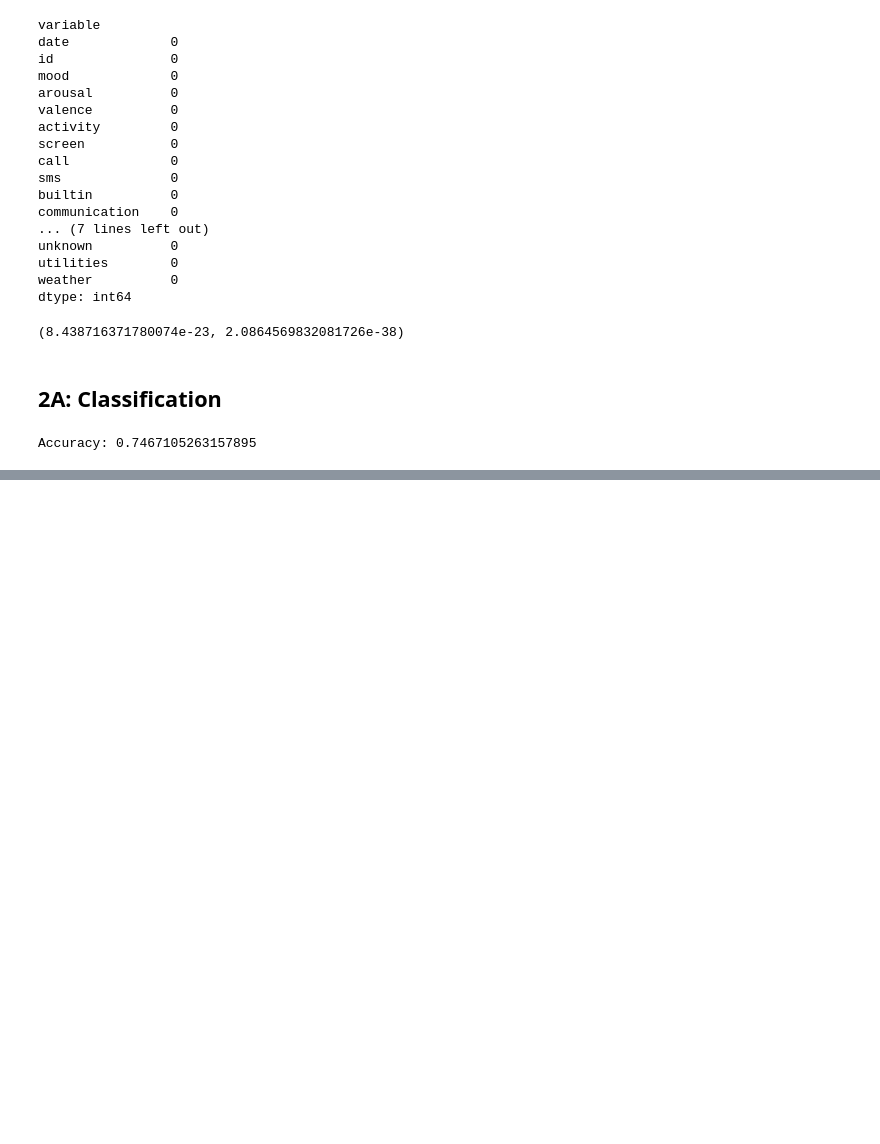
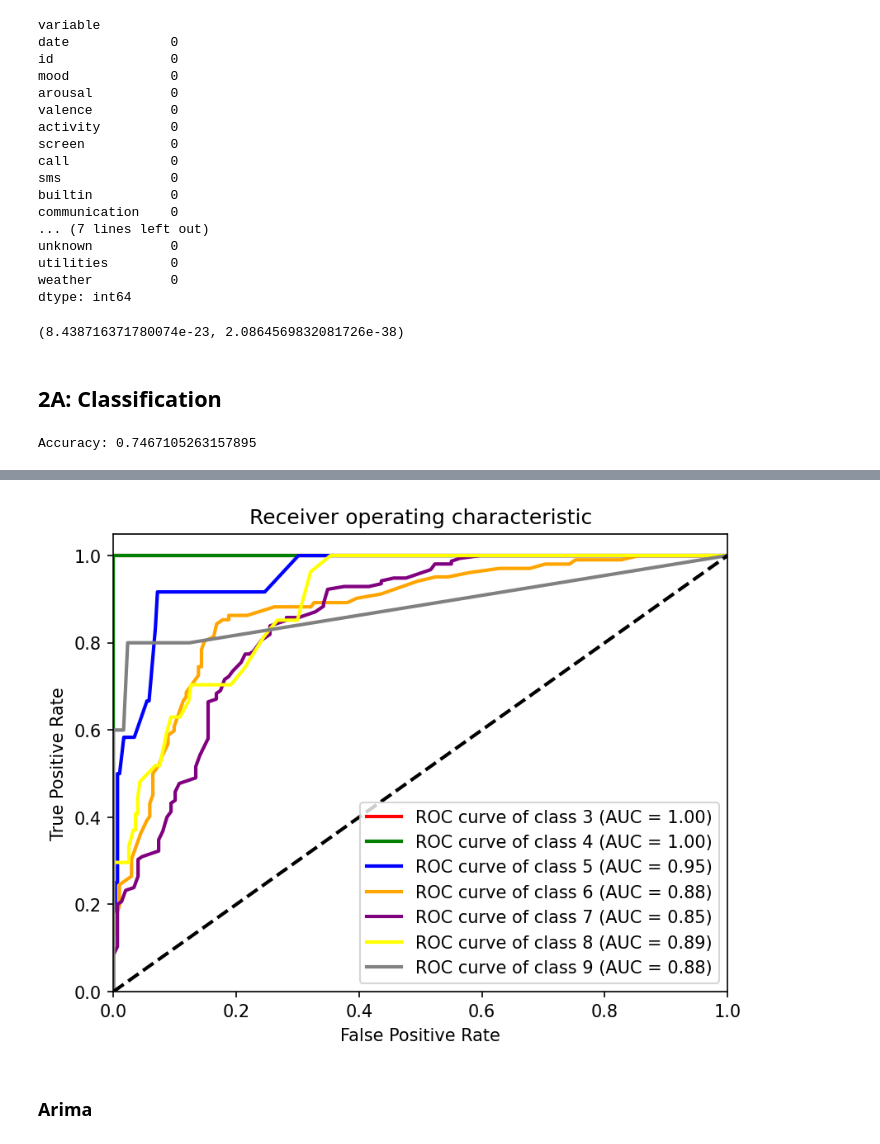
Before and after one commit to vishalkanteppa/Data-Mining, a Jupyter notebook: DM_advanced.ipynb, the cells around one changed output, grey strips where cells are left out. Cells and saved outputs as stored; diff of their text form; code cells hidden in the pictures; blank space fills up the shorter version.

```diff
--- a/DM_advanced.ipynb
+++ b/DM_advanced.ipynb
@@ -672,0 +743,33 @@ Accuracy: 0.7467105263157895
+# %%
+from sklearn.metrics import roc_curve, auc, log_loss
+
+y_pred_proba = rfc.predict_proba(X_test)
+
+# Compute the ROC curves and AUC scores for each class
+fpr = dict()
+tpr = dict()
+roc_auc = dict()
+for i in range(len(rfc.classes_)):
+    fpr[i], tpr[i], _ = roc_curve(y_test == rfc.classes_[i], y_pred_proba[:, i])
+    roc_auc[i] = auc(fpr[i], tpr[i])
+
+# Plot the ROC curves for each class
+plt.figure()
+lw = 2
+colors = ['red', 'green', 'blue', 'orange', 'purple','yellow','gray']
+for i, color in zip(range(len(rfc.classes_)), colors):
+    plt.plot(fpr[i], tpr[i], color=color, lw=lw,
+             label='ROC curve of class {0} (AUC = {1:0.2f})'
+             ''.format(rfc.classes_[i], roc_auc[i]))
+plt.plot([0, 1], [0, 1], 'k--', lw=lw)
+plt.xlim([0.0, 1.0])
+plt.ylim([0.0, 1.05])
+plt.xlabel('False Positive Rate')
+plt.ylabel('True Positive Rate')
+plt.title('Receiver operating characteristic')
+plt.legend(loc="lower right")
+plt.show()
+# %% [output]
+[figure, added]
+# %% [markdown]
+### Arima
```
Also changed, not shown: parts of 13 cells of this notebook.
